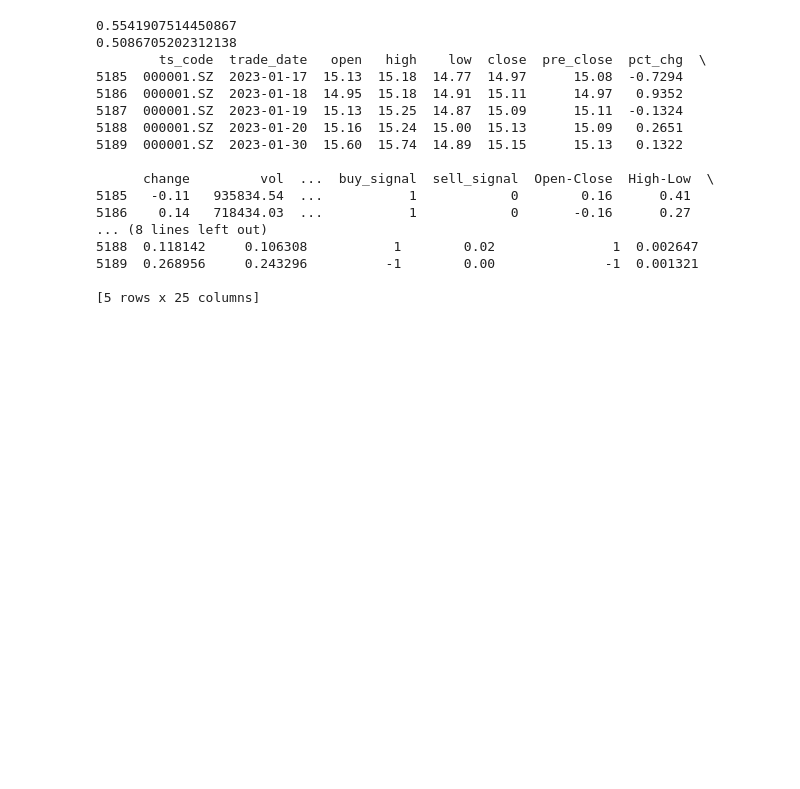
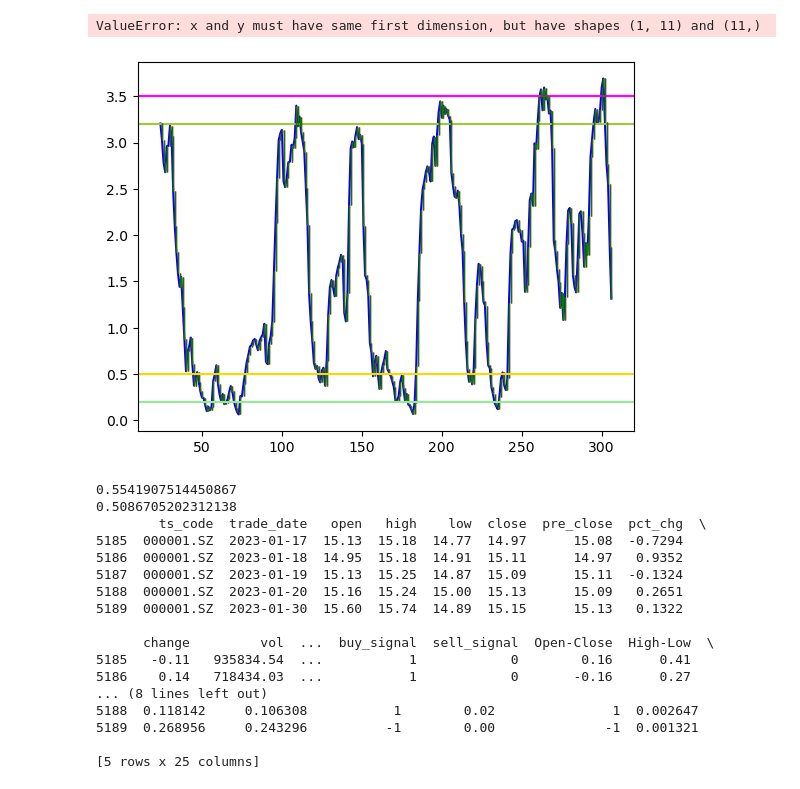
Before and after one commit to tom-lch/smartshare, a Jupyter notebook: load_data.ipynb, the cells around one changed output. Cells and saved outputs as stored; diff of their text form; code cells hidden in the pictures; blank space fills up the shorter version.

```diff
--- a/load_data.ipynb
+++ b/load_data.ipynb
@@ -29,0 +65,18 @@ res.iloc[-1]["buy_signal"]
+# %%
+from addons.stock_manage.service import StockDataLoader, Stocks
+from addons.stock_manage.models.stock_manage import StockDailyBuyPoint
+import datetime
+stocks = Stocks().get_stocks()
+today = datetime.date.today()
+day = today + datetime.timedelta(days=1)
+for stock in stocks:
+    d = StockDataLoader(stock, '2000-01-01', f'{day}')
+    res = d.get_stack_daily()
+    try:
+        d.add_buy_point(res)
+        new = res[['ts_code', 'trade_date', 'buy_signal', 'build_area_signal']].to_dict('records')
+        res = StockDailyBuyPoint.insert_many(new, ['ts_code', 'trade_date', 'buy_signal', 'build_area_signal']).execute()
+        print("stock:", stock , res)
+    except Exception as e:
+        print("err stock:", stock , e)
+        continue
@@ -29,0 +141,56 @@ res.iloc[-1]["buy_signal"]
+# %%
+
+import pandas as pd
+import matplotlib.pyplot as plt
+import numpy as np
+low = res['low']
+high = res['high']
+close = res['close']
+
+# 计算最近10个交易日的最低价
+low10 = low.rolling(window=10).min()
+print(low10)
+# 计算最近25个交易日的最高价
+high25 = high.rolling(window=25).max()
+print(high25)
+# 计算动力线
+power_line = pd.Series((close-low10)/(high25-low10)*4).ewm(span=4).mean()
+print(power_line)
+up_filter = power_line > power_line.shift(1)
+down_filter = power_line <= power_line.shift(1)
+print(up_filter)
+print(down_filter)
+# 绘制动力线
+plt.plot(power_line, color='blue')
+
+# 绘制阶段卖出点位
+plt.axhline(y=3.2, color='yellowgreen')
+plt.axhline(y=3.5, color='darkblue')
+
+# 绘制清仓卖出点位
+plt.axhline(y=3.5, color='fuchsia')
+# 绘制动力线的上升趋势
+plt.vlines(x=power_line.index[1:], ymin=power_line.shift(1)[1:], ymax=power_line[1:], colors='red', linewidth=1)
+
+# 绘制动力线的下降趋势
+plt.vlines(x=power_line.index[1:], ymin=power_line[1:], ymax=power_line.shift(1)[1:], colors='green', linewidth=1)
+# 绘制底部
+plt.axhline(y=0.2, color='lightgreen')
+
+# 绘制关注点
+plt.axhline(y=0.5, color='gold')
+
+# 标记买入和卖出点位
+plt.plot(np.where((power_line > 0.5) & (power_line.shift(1) <= 0.5)), power_line[(power_line > 0.5) & (power_line.shift(1) <= 0.5)]+0.02, '^', color='green', markersize=8)
+plt.plot(np.where((power_line < 0.5) & (power_line.shift(1) >= 0.5)), power_line[(power_line < 0.5) & (power_line.shift(1) >= 0.5)]+0.02, 'v', color='red', markersize=8)
+plt.plot(np.where((power_line > 3.5) & (power_line.shift(1) <= 3.5)), power_line[(power_line > 3.5) & (power_line.shift(1) <= 3.5)]+0.02, '^', color='red', markersize=8)
+plt.plot(np.where((power_line < 3.5) & (power_line.shift(1) >= 3.5)), power_line[(power_line < 3.5) & (power_line.shift(1) >= 3.5)]+0.02, 'v', color='green', markersize=8)
+
+# 绘制强弱分界线
+plt.axhline(y=1.75, linestyle=':', color='lightgreen')
+
+# 绘制动力线数值
+plt.text(power_line.index[-1], power_line[-1], f'{power_line[-1]:.2f}', ha='left', va='center', color='gray')
+
+plt.show()
+# %% [output]
@@ -30,3 +214,5 @@ res.iloc[-1]["buy_signal"]
+ValueError: x and y must have same first dimension, but have shapes (1, 11) and (11,)
+[figure, added]
 # %%
 from sklearn.neighbors import KNeighborsClassifier, KNeighborsRegressor
 from sklearn.model_selection import train_test_split
```
Also changed, not shown: parts of 8 cells of this notebook, 4 other files.
